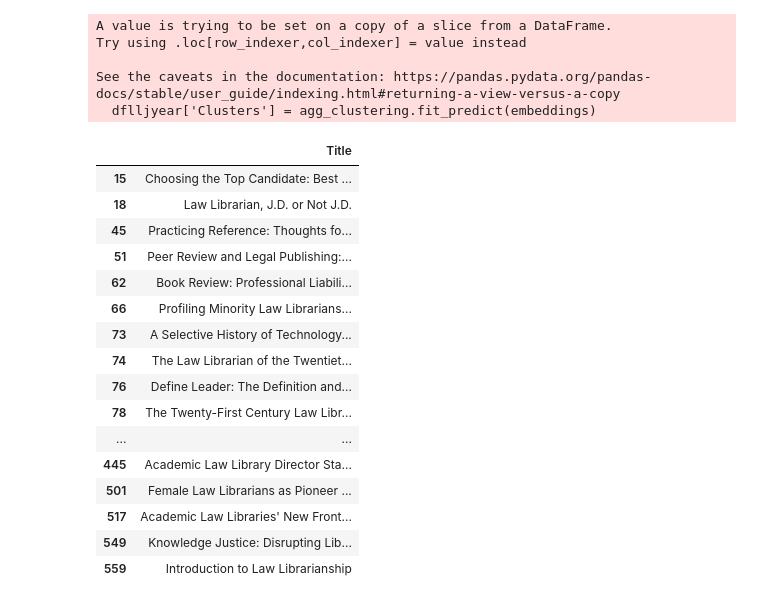
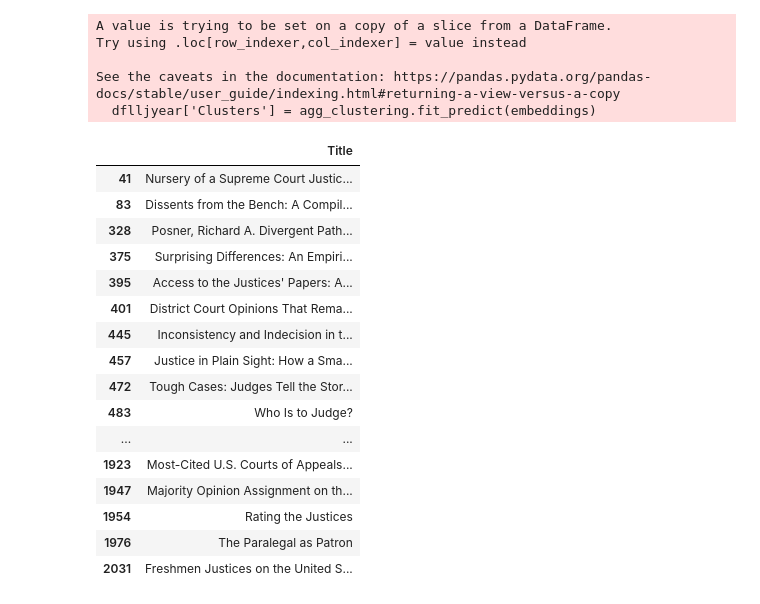
Before and after one commit to mattclem9/LLJSpectrum, a Jupyter notebook: Code/lljspec.ipynb, the cells around one changed output. Saved outputs shown, nothing was run; the diff lists cells and outputs as text; code cells hidden in the pictures.

```diff
--- a/Code/lljspec.ipynb
+++ b/Code/lljspec.ipynb
@@ -474,5 +474,5 @@ plt.show()
 # %% [output]
 [figure]
 # %%
-dflljyear = dfllj.dropna(subset=['Author'])
-dflljyear.reset_ind0ex(drop=True, inplace=True)
+dflljyear = dfllj[~(dfllj['Title'].isna() | dfllj['Author'].isna())]
+dflljyear.reset_index(drop=True, inplace=True)
@@ -541,7 +543,7 @@ Try using .loc[row_indexer,col_indexer] = value instead
 See the caveats in the documentation: https://pandas.pydata.org/pandas-docs/stable/user_guide/indexing.html#returning-a-view-versus-a-copy
   dflljyear['Embeddings'] = list(embeddings)
 # %%
-num_clusters = 10
+num_clusters = 20
 agg_clustering = AgglomerativeClustering(n_clusters=num_clusters)
 dflljyear['Clusters'] = agg_clustering.fit_predict(embeddings)
 # %% [output]
@@ -551,23 +553,23 @@ Try using .loc[row_indexer,col_indexer] = value instead
 See the caveats in the documentation: https://pandas.pydata.org/pandas-docs/stable/user_guide/indexing.html#returning-a-view-versus-a-copy
   dflljyear['Clusters'] = agg_clustering.fit_predict(embeddings)
 # %%
-Cluster1 = dflljyear[dflljyear['Clusters'] == 8][['Title']]
+Cluster1 = dflljyear[dflljyear['Clusters'] == 16][['Title']]
 Cluster1.head(50)
 # %% [output]
 |  | Title |
-| 15 | Choosing the Top Candidate: Best ... |
-| 18 | Law Librarian, J.D. or Not J.D. |
-| 45 | Practicing Reference: Thoughts fo... |
-| 51 | Peer Review and Legal Publishing:... |
-| 62 | Book Review: Professional Liabili... |
-| 66 | Profiling Minority Law Librarians... |
-| 73 | A Selective History of Technology... |
-| 74 | The Law Librarian of the Twentiet... |
-| 76 | Define Leader: The Definition and... |
-| 78 | The Twenty-First Century Law Libr... |
+| 41 | Nursery of a Supreme Court Justic... |
+| 83 | Dissents from the Bench: A Compil... |
+| 328 | Posner, Richard A. Divergent Path... |
+| 375 | Surprising Differences: An Empiri... |
+| 395 | Access to the Justices' Papers: A... |
+| 401 | District Court Opinions That Rema... |
+| 445 | Inconsistency and Indecision in t... |
+| 457 | Justice in Plain Sight: How a Sma... |
+| 472 | Tough Cases: Judges Tell the Stor... |
+| 483 | Who Is to Judge? |
 | ... | ... |
-| 445 | Academic Law Library Director Sta... |
-| 501 | Female Law Librarians as Pioneer ... |
-| 517 | Academic Law Libraries' New Front... |
-| 549 | Knowledge Justice: Disrupting Lib... |
-| 559 | Introduction to Law Librarianship |
+| 1923 | Most-Cited U.S. Courts of Appeals... |
+| 1947 | Majority Opinion Assignment on th... |
+| 1954 | Rating the Justices |
+| 1976 | The Paralegal as Patron |
+| 2031 | Freshmen Justices on the United S... |
```
Also changed, not shown: parts of 14 cells of this notebook, 1 other file.
